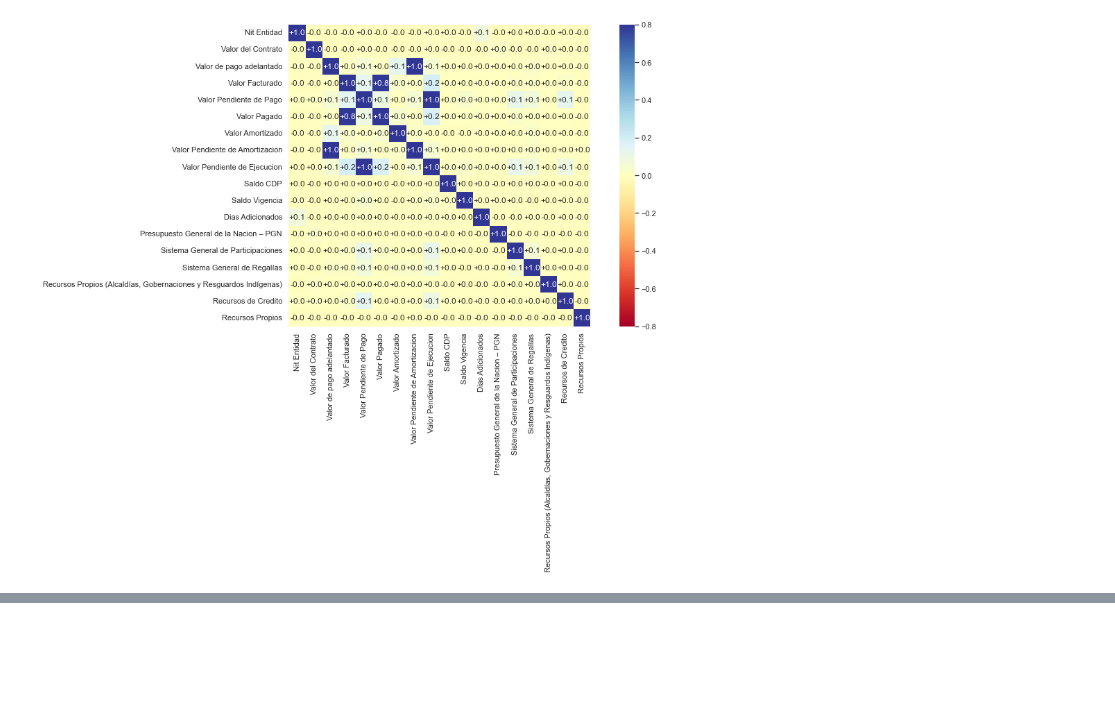
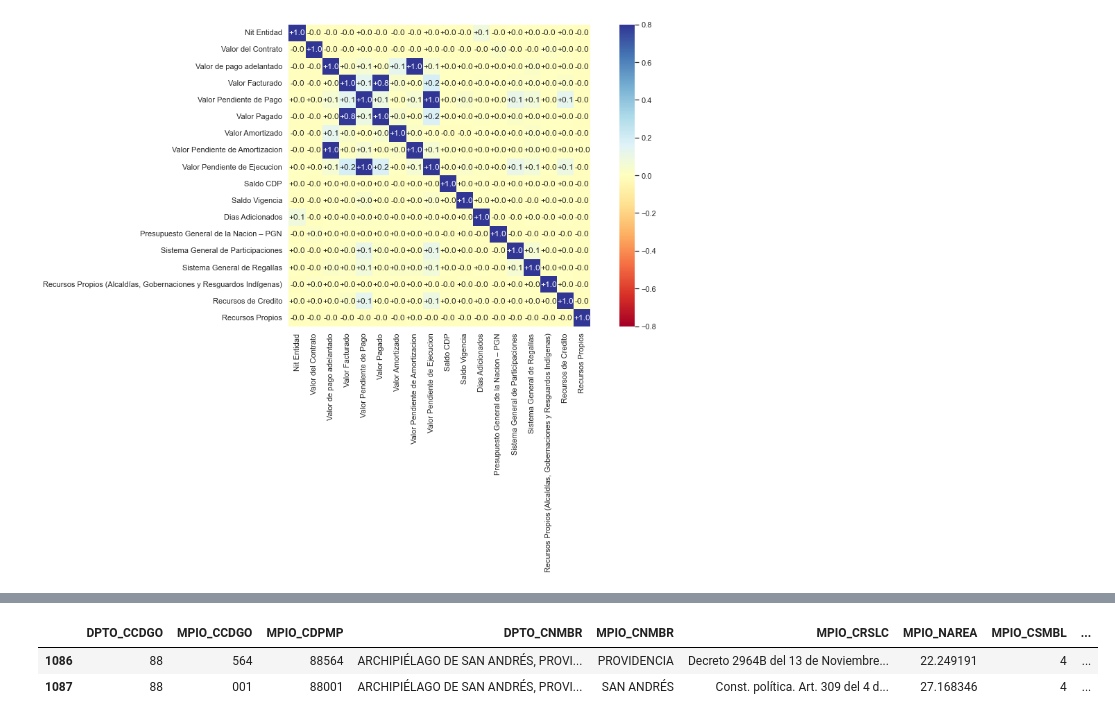
Before and after one commit to lumariaap15/secop-ds4a, a Jupyter notebook: EDA_secop_II.ipynb, the cells around one changed output, grey strips where cells are left out. Drawn from its saved outputs; the diff is of its cells as text; code cells hidden in the pictures; blank space fills up the shorter version.

```diff
--- a/EDA_secop_II.ipynb
+++ b/EDA_secop_II.ipynb
@@ -211,0 +239,6 @@ sns.heatmap(df_contratos_electronicos.corr(), cmap='RdYlBu', annot=True, square=
+# %%
+municipios[municipios['DPTO_CNMBR'].str.contains('ANDR')]
+# %% [output]
+|  | DPTO_CCDGO | MPIO_CCDGO | MPIO_CDPMP | DPTO_CNMBR | MPIO_CNMBR | MPIO_CRSLC | MPIO_NAREA | MPIO_CSMBL | ... |
+| 1086 | 88 | 564 | 88564 | ARCHIPIÉLAGO DE SAN ANDRÉS, PROVI... | PROVIDENCIA | Decreto 2964B del 13 de Noviembre... | 22.249191 | 4 | ... |
+| 1087 | 88 | 001 | 88001 | ARCHIPIÉLAGO DE SAN ANDRÉS, PROVI... | SAN ANDRÉS | Const. política. Art. 309 del 4 d... | 27.168346 | 4 | ... |
```
Also changed, not shown: parts of 16 cells of this notebook.
